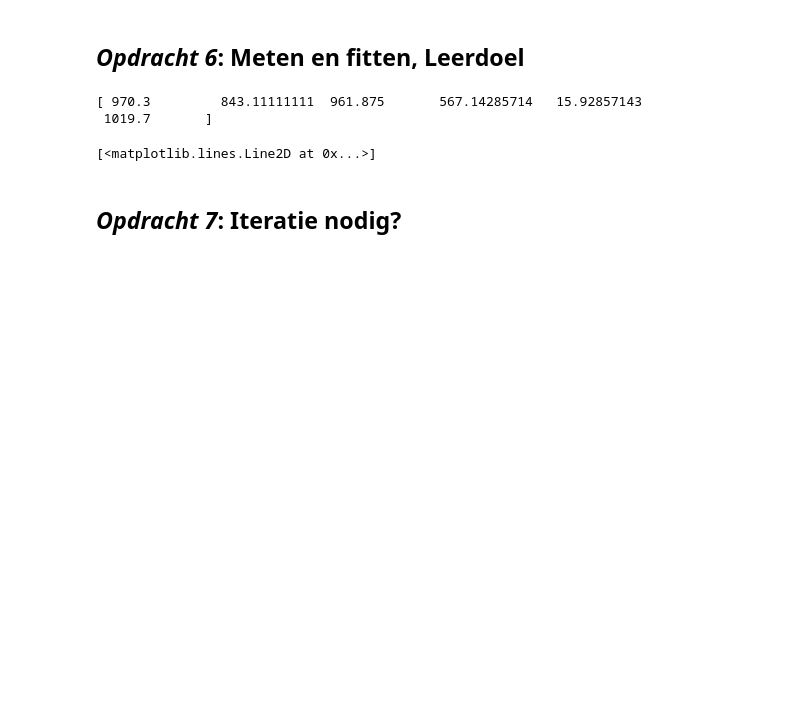
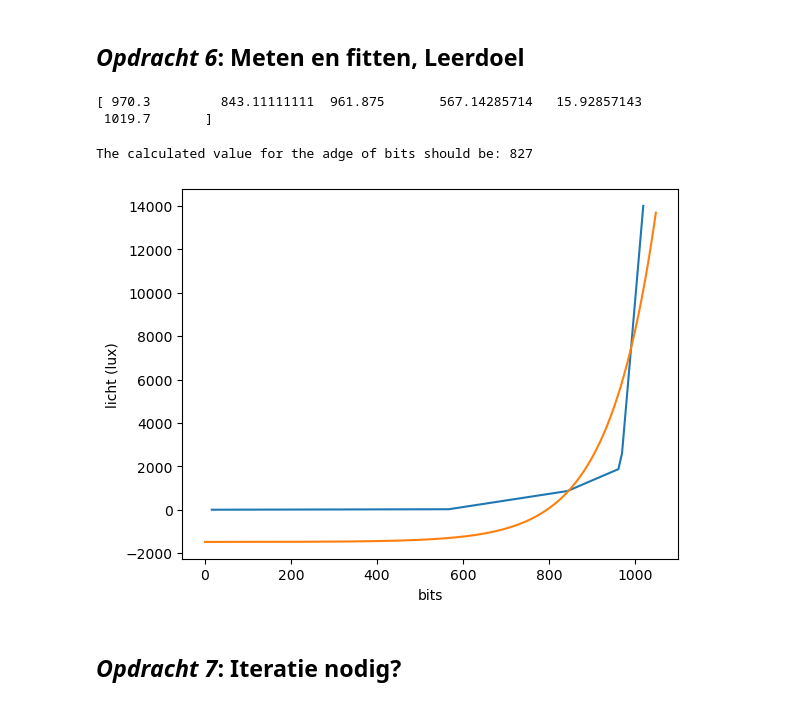
Before and after one commit to elinedeiters-blip/opdrachten-DEF-D, a Jupyter notebook: FysiekeOntwerpopdrachten/1KalibreerEenSensorDigitaalAnaloog/DEFOntwerpopdracht1KalibreerEenSensorInvulTemplate.ipynb, the cells around one changed output. Saved outputs shown, nothing was run; the diff lists cells and outputs as text; code cells hidden in the pictures; blank space fills up the shorter version.

```diff
--- a/FysiekeOntwerpopdrachten/1KalibreerEenSensorDigitaalAnaloog/DEFOntwerpopdracht1KalibreerEenSensorInvulTemplate.ipynb
+++ b/FysiekeOntwerpopdrachten/1KalibreerEenSensorDigitaalAnaloog/DEFOntwerpopdracht1KalibreerEenSensorInvulTemplate.ipynb
@@ -94,19 +94,25 @@ lux_list_final = np.sort(lux_list)
 # %%
 # Plot hier de meting en fit een lijn door de metingen.
 # Maak gebruik van wat je geleerd hebt bij het practicum.
 
 
 plt.plot(bits_list_final, lux_list_final,)
 plt.xlabel("bits")
 plt.ylabel("licht (lux)")
 def fit_func(x,a,b):
     return a**x+b
 params, covariance = curve_fit(fit_func, bits_list_final, lux_list_final)
 test_x = np.arange(0,1050,1)
 test_y = params[0]**test_x + params[1]
 plt.plot(test_x,test_y)
+
+grens_lux = 500
+grens_bits = log(grens_lux-params[1])/log(params[0])
+grens_bits_final = round(grens_bits)
+print("The calculated value for the adge of bits should be:", grens_bits_final)
 # %% [output]
-[<matplotlib.lines.Line2D at 0x...>]
+The calculated value for the adge of bits should be: 827
+[figure, added]
 # %% [markdown]
 ## *Opdracht 7*: Iteratie nodig?
 # %% [markdown]
```
Also changed, not shown: parts of 6 cells of this notebook.
